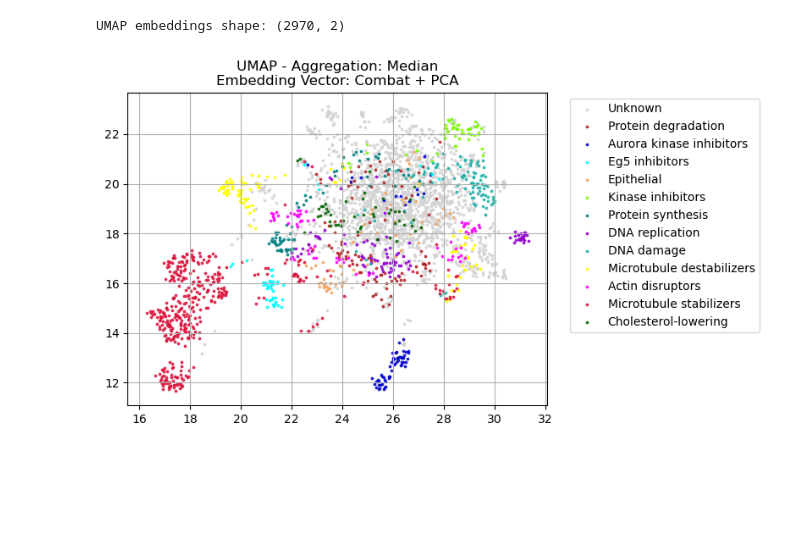
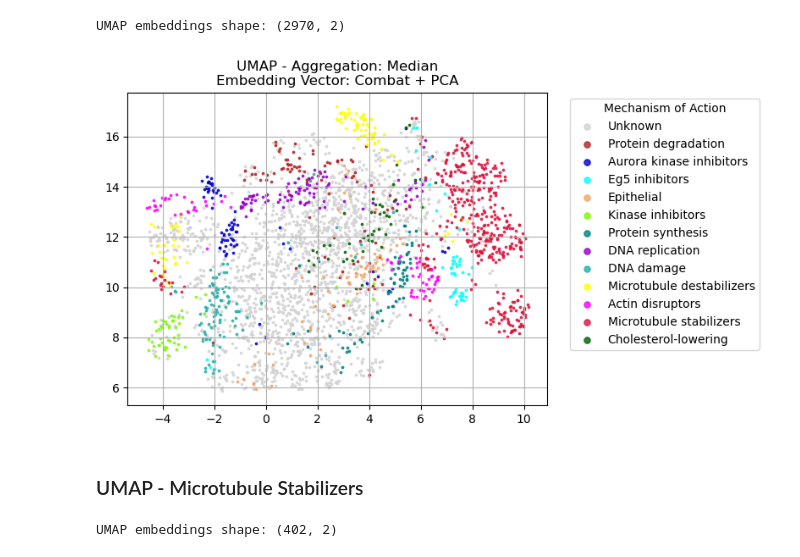
Before and after one commit to mattHG70/SIADS696_Milestone2, a Jupyter notebook: notebooks/milestone2_umap_viz.ipynb, the cells around one changed output. Saved outputs shown, nothing was run; the diff lists cells and outputs as text; code cells hidden in the pictures; blank space fills up the shorter version.

Commit message:
finish notebooks, add crossval scripts, add images

```diff
--- a/notebooks/milestone2_umap_viz.ipynb
+++ b/notebooks/milestone2_umap_viz.ipynb
@@ -19,6 +16,7 @@ from tqdm.notebook import tqdm
 import util_unsupervised as util_u
 # %%
 data_dir = "~/siads696/data"
+image_dir = "/home/mhuebsch/SIADS696_Milestone2/images"
 # %% [markdown]
 ## Load Embedding Vector File
 # %%
@@ -101,7 +99,7 @@ df_nondmso = df_well_comb_pca_mean[df_well_comb_pca_mean["Metadata_Compound"] !=
 moa_list = df_nondmso["Metadata_MoA"].unique().tolist()
 data = df_nondmso[data_cols]
 
-umap_mean = umap.UMAP(min_dist=0.4, n_neighbors=40)
+umap_mean = umap.UMAP(min_dist=0.8, n_neighbors=50, metric="cosine")
 embed_well_comb_pca_mean = umap_mean.fit_transform(data)
 print(f"UMAP embeddings shape: {embed_well_comb_pca_mean.shape}")
 # %% [output]
@@ -125,7 +124,7 @@ df_nondmso = df_well_comb_pca_median[df_well_comb_pca_median["Metadata_Compound"
 moa_list = df_nondmso["Metadata_MoA"].unique().tolist()
 data = df_nondmso[data_cols]
 
-umap_median = umap.UMAP(min_dist=0.6, n_neighbors=60)
+umap_median = umap.UMAP(min_dist=0.8, n_neighbors=50, metric="cosine")
 embed_well_comb_pca_median = umap_median.fit_transform(data)
 print(f"UMAP embeddings shape: {embed_well_comb_pca_median.shape}")
 # %% [output]
@@ -133,11 +132,14 @@ UMAP embeddings shape: (2970, 2)
 # %%
 fig, ax = plt.subplots()
 for moa in moa_list:
     idx = df_nondmso[df_nondmso["Metadata_MoA"] == moa].index.values.tolist()
     ax.scatter(embed_well_comb_pca_median[idx, 0], embed_well_comb_pca_median[idx, 1], s=3, c=util_u.color_map[moa], alpha=0.8, label=moa)
 plt.grid(True)
-plt.legend(bbox_to_anchor=(1.04, 1), loc="upper left")
+plt.legend(bbox_to_anchor=(1.04, 1), loc="upper left", markerscale=3, title="Mechanism of Action")
 plt.title("UMAP - Aggregation: Median\nEmbedding Vector: Combat + PCA")
+plt.savefig(os.path.join(image_dir, "umap_median.png"), bbox_inches="tight")
 plt.show()
 # %% [output]
-[figure, old version]
+[figure, new version]
+# %% [markdown]
+### UMAP - Microtubule Stabilizers
@@ -143,0 +150,6 @@ plt.show()
+# %%
+umap_mt = umap.UMAP(min_dist=0.5, n_neighbors=6, metric="cosine")
+embed_well_mt = umap_mt.fit_transform(micro_tub_data)
+print(f"UMAP embeddings shape: {embed_well_mt.shape}")
+# %% [output]
+UMAP embeddings shape: (402, 2)
```
Also changed, not shown: parts of 8 cells of this notebook, 19 other files.
